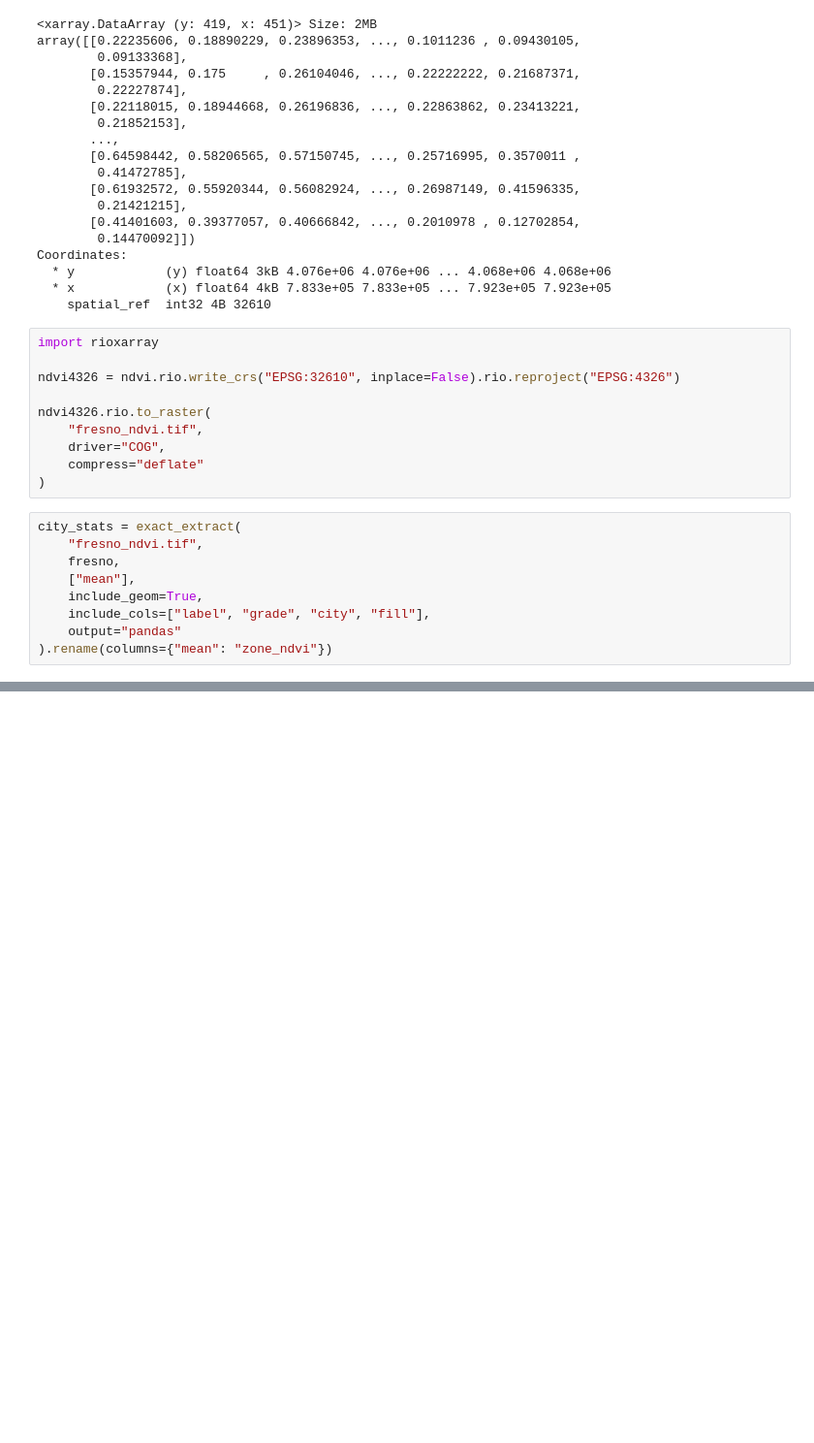
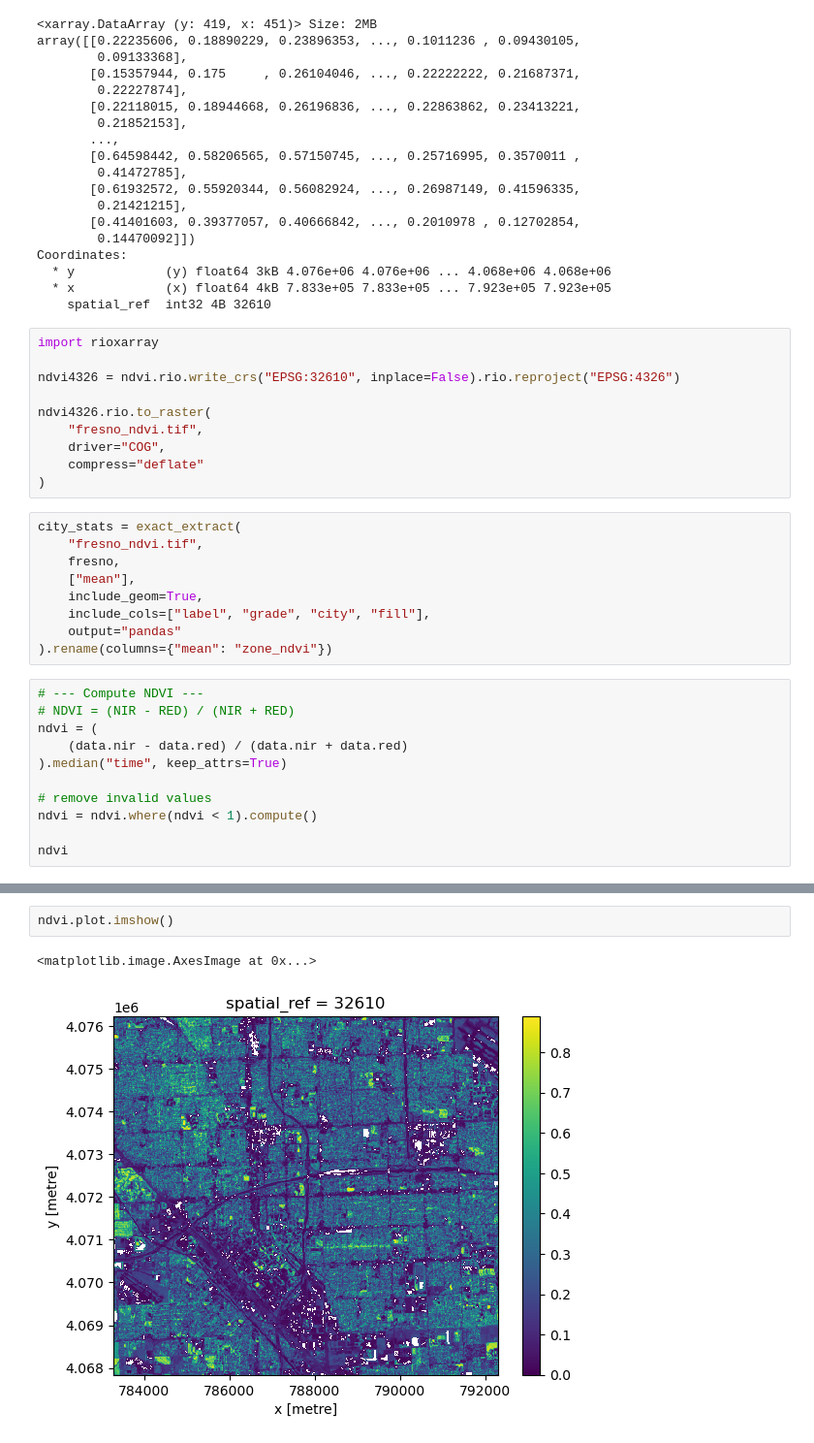
Before and after one commit to espm-157/Final-Luis, a Jupyter notebook: notebook.ipynb, the cells around one changed output, grey strips where cells are left out. Shown at 97% size. Drawn from its saved outputs; the diff is of its cells as text; blank space fills up the shorter version.

```diff
--- a/notebook.ipynb
+++ b/notebook.ipynb
@@ -203,3 +203,14 @@ city_stats = exact_extract(
     include_cols=["label", "grade", "city", "fill"],
     output="pandas"
 ).rename(columns={"mean": "zone_ndvi"})
+# %%
+# --- Compute NDVI ---
+# NDVI = (NIR - RED) / (NIR + RED)
+ndvi = (
+    (data.nir - data.red) / (data.nir + data.red)
+).median("time", keep_attrs=True)
+
+# remove invalid values
+ndvi = ndvi.where(ndvi < 1).compute()
+
+ndvi
@@ -205,0 +236,5 @@ city_stats = exact_extract(
+# %%
+ndvi.plot.imshow()
+# %% [output]
+<matplotlib.image.AxesImage at 0x...>
+[figure, added]
```
Also changed, not shown: parts of 2 cells of this notebook.
